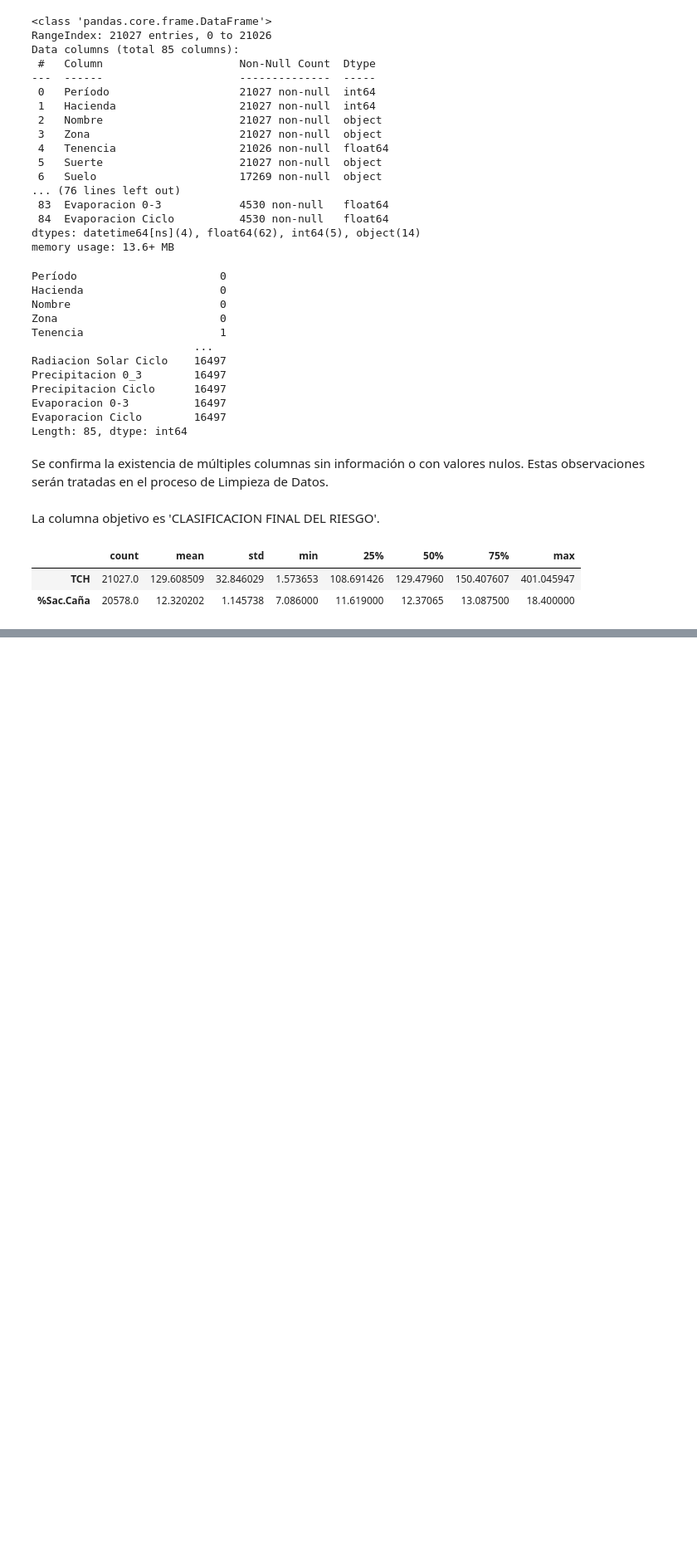
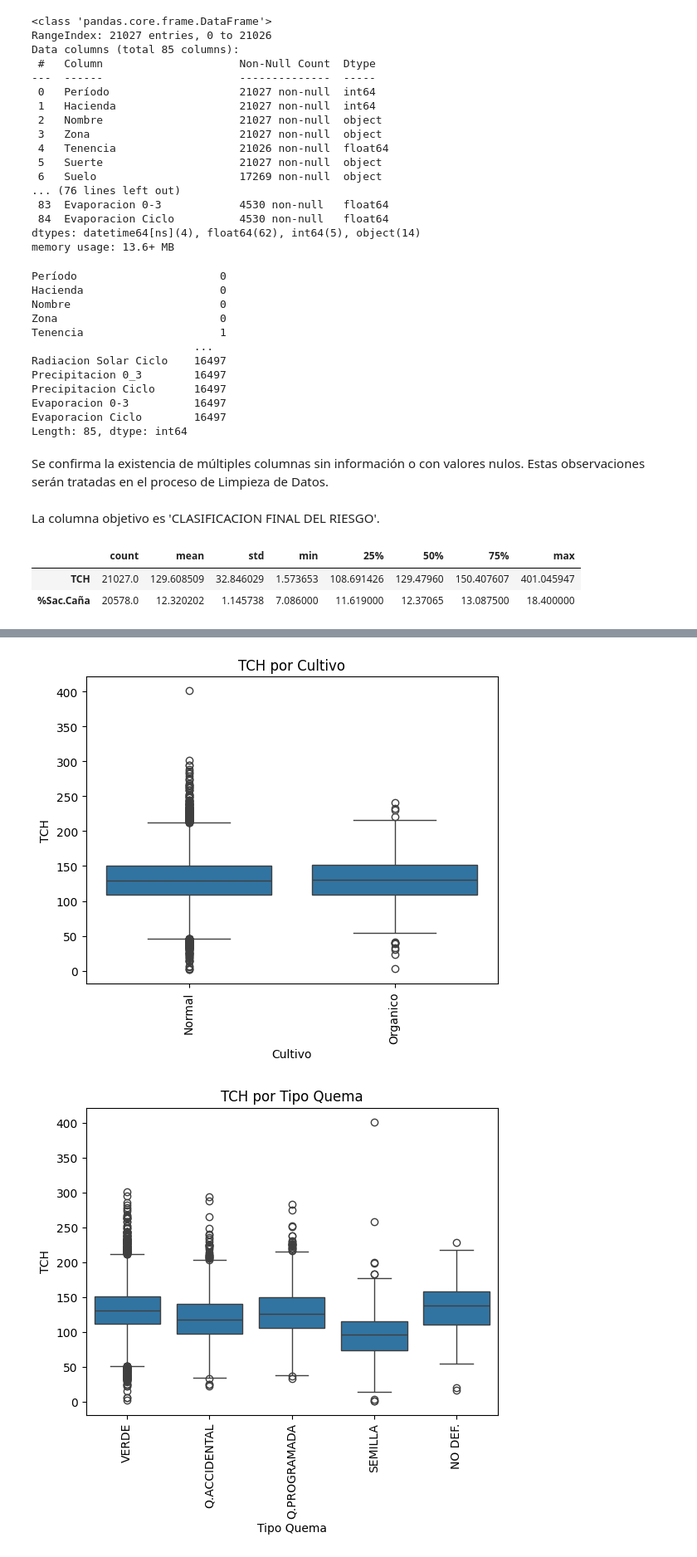
Before and after one commit to edgo1688/MIAA-ICESI, a Jupyter notebook: Aprendizaje automático l/Predicción y Clasificación en la Industria Azucarera.ipynb, the cells around one changed output, grey strips where cells are left out. Shown at 83% size. Drawn from its saved outputs; the diff is of its cells as text; code cells hidden in the pictures; blank space fills up the shorter version.

```diff
--- a/Aprendizaje automático l/Predicción y Clasificación en la Industria Azucarera.ipynb
+++ b/Aprendizaje automático l/Predicción y Clasificación en la Industria Azucarera.ipynb
@@ -426,0 +423,23 @@ var_numericas
+# %%
+sns.boxplot(x='Cultivo', y='TCH', data=df)
+plt.title('TCH por Cultivo')
+plt.xticks(rotation=90)
+plt.show()
+
+sns.boxplot(x='Tipo Quema', y='TCH', data=df)
+plt.title('TCH por Tipo Quema')
+plt.xticks(rotation=90)
+plt.show()
+
+sns.boxplot(x='Producto', y='TCH', data=df)
+plt.title('TCH por Producto')
+plt.xticks(rotation=90)
+plt.show()
+
+sns.boxplot(x='T.Corte', y='TCH', data=df)
+plt.title('TCH por T.Corte')
+plt.xticks(rotation=90)
+plt.show()
+# %% [output]
+[figure, added]
+[figure, added]
```
Also changed, not shown: parts of 11 cells of this notebook, 1 other file.
